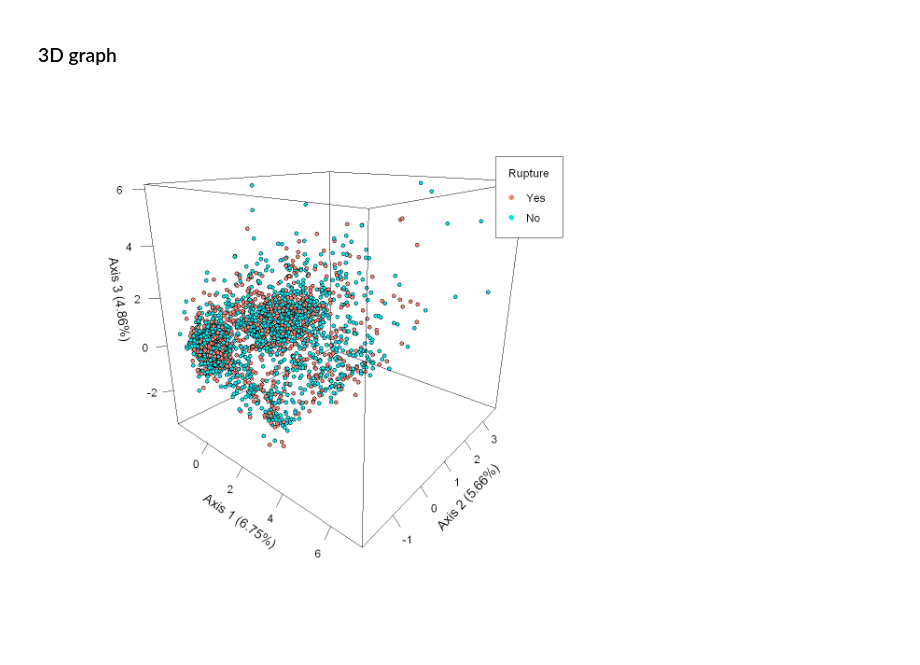
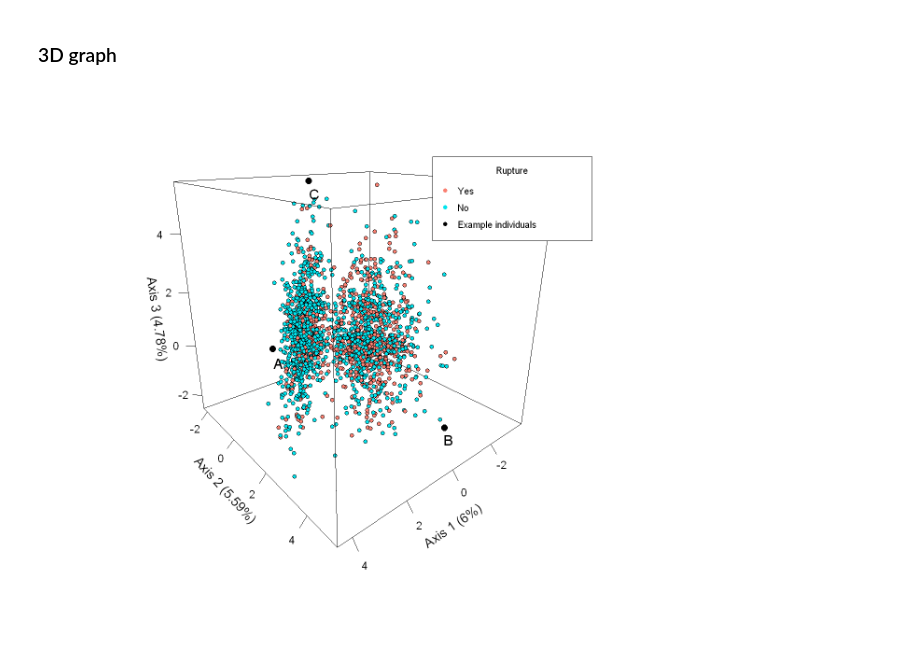
Before and after one commit to ICAN-aneurysms/RIA-predict, a Jupyter notebook: notebooks/2-Factor-Analysis-for-Mixed-Data.ipynb, the cells around one changed output. Saved outputs shown, nothing was run; the diff lists cells and outputs as text; code cells hidden in the pictures.

```diff
--- a/notebooks/2-Factor-Analysis-for-Mixed-Data.ipynb
+++ b/notebooks/2-Factor-Analysis-for-Mixed-Data.ipynb
@@ -36,7 +32,6 @@ Loading required package: viridisLite
 ## Data loading
 # %%
 ican <- read.csv("simulated_ican_clinical_data.csv", sep = "#", encoding = "utf8")
-ican <- ican[,-dim(ican)[2]]
 dim(ican)
 # %% [output]
 [1] 2505   28
@@ -63,8 +40,3 @@ for(j in range) {
-# %%
-ican_select <- as.data.frame(ican_test)
-ican_select$age <- as.numeric(as.character(ican_select$age))
-ican_select$bmi <- as.numeric(as.character(ican_select$bmi))
-ican_select$adjusted_IA_size <- as.numeric(as.character(ican_select$adjusted_IA_size))
 # %% [markdown]
 ## Method FAMD
 # %%
@@ -104,18 +114,36 @@ res2["rupture"] <- ican$rupture
 color_3D <- 1:length(res2$rupture)
 color_3D <- replace(color_3D, which(res2$rupture == "Yes"), "salmon")
 color_3D <- replace(color_3D, which(res2$rupture == "No"), "turquoise2")
+cex_3D <- rep(1,length(res2$rupture))
+lwd_3D <- rep(1,length(res2$rupture))
+ind <- c()
+j <- 1
+for(i in names_val) {
+    color_3D[which(row.names(res2) == i)] <- "black"
+    ind[j] <- which(row.names(res2) == i)
+    cex_3D[which(row.names(res2) == i)] <- 1.5
+    j <- j+1
+}
 # %%
-options(repr.plot.width = 10, repr.plot.height = 10)
-scatter3D(res2[,1], res2[,2], res2[,3], pch = 21, cex.axis = 1.2, cex.lab = 1.4,  cex = 1,
-          col = "black", bg = color_3D, colkey = FALSE, cex = 1.2,
+options(repr.plot.width = 11, repr.plot.height = 10)
+scatter3D(res2[,1], res2[,2], res2[,3], pch = 21, cex.axis = 1.2, cex.lab = 1.4,  cex = cex_3D,
+          col = "black", bg = color_3D, colkey = FALSE, cex = 1.2, lwd = lwd_3D,
           xlab = paste0("Axis 1 (", round(res$eig[1,2], 2) ,"%)"),
           ylab = paste0("Axis 2 (", round(res$eig[2,2], 2) ,"%)"),
           zlab = paste0("Axis 3 (", round(res$eig[3,2], 2) ,"%)"),
           ticktype = "detailed",
-          phi = 20, # change l'angle de vue axe 3, par défaut 40
-          theta = 40, # change l'angle de vue axe 1, par défaut 40
+          phi = 20, theta = 140,
           bty = "f")
-legend("topright", legend = c("Yes", "No"), title = "Rupture", cex = 1.2,
-       col =  c("salmon", "turquoise2"), pch = 16)
+text3D(x = res2[names_val[1],1], res2[names_val[1],2], res2[names_val[1],3] - 0.4, cex = 1.5,
+       colkey = FALSE, add = TRUE,
+       labels = "A", col = "black", lwd = 2)
+text3D(x = res2[names_val[2],1], res2[names_val[2],2], res2[names_val[2],3] - 0.4, cex = 1.5,
+       colkey = FALSE, add = TRUE,
+       labels = "B", col = "black", lwd = 2)
+text3D(x = res2[names_val[3],1], res2[names_val[3],2], res2[names_val[3],3] - 0.4, cex = 1.5,
+       colkey = FALSE, add = TRUE,
+       labels = "C", col = "black", lwd = 2)
+legend("topright", legend = c("Yes", "No", "Example individuals"), col =  c("salmon", "turquoise2", "black"), pch = 16,
+       title = "Rupture", cex = 1)
 # %% [output]
-[figure, old version]
+[figure, new version]
```
Also changed, not shown: parts of 11 cells of this notebook.
